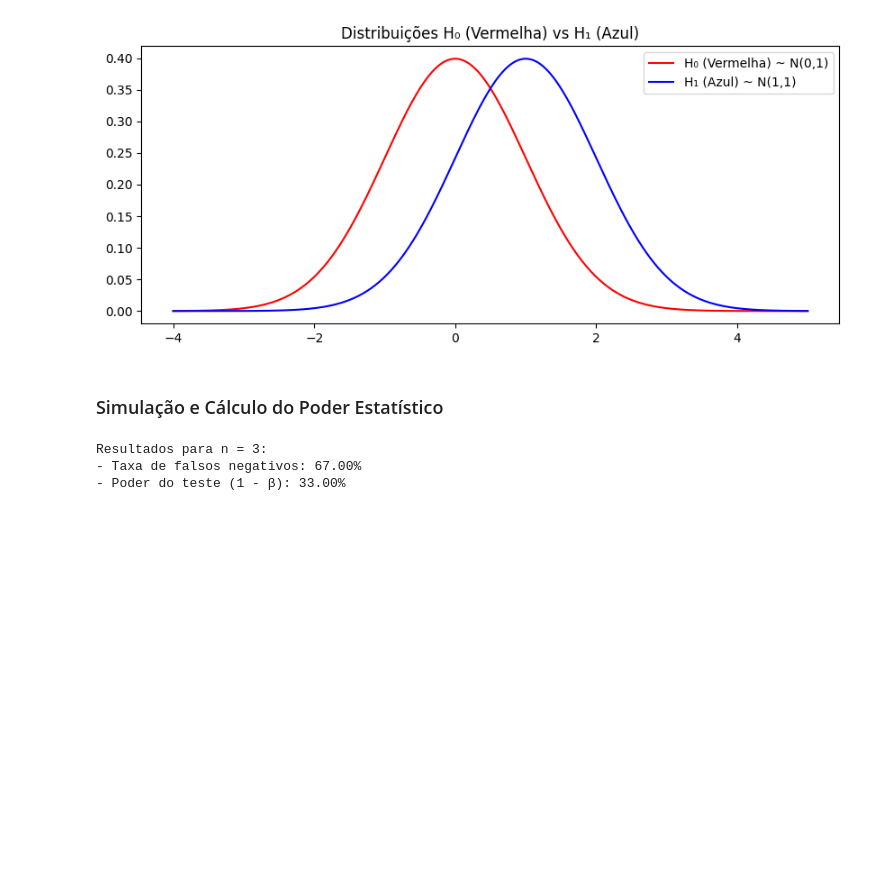
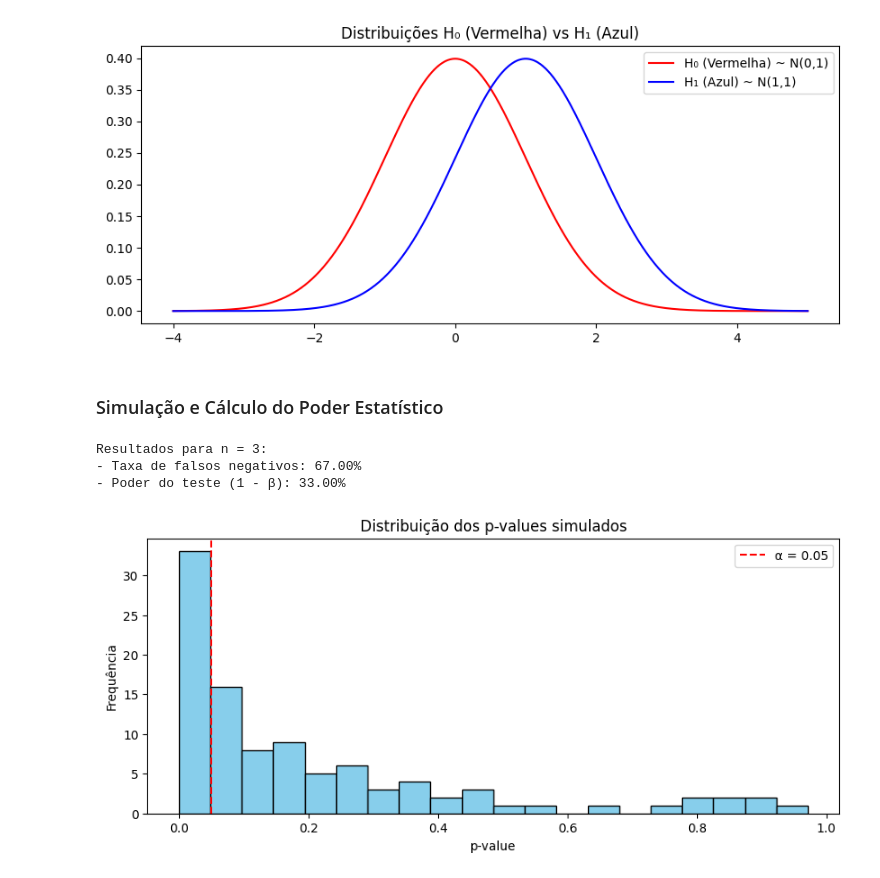
Before and after one commit to MatheuseduPinheiro/sampling-distributions-tlc-pvalue, a Jupyter notebook: index.ipynb, the cells around one changed output. Drawn from its saved outputs; the diff is of its cells as text; code cells hidden in the pictures; blank space fills up the shorter version.

Commit message:
feat: adiciona histograma dos p-values simulados com marcação do nível de significância

```diff
--- a/index.ipynb
+++ b/index.ipynb
@@ -287,3 +287,16 @@ print(f"- Poder do teste (1 - β): {poder_teste:.2%}")
 Resultados para n = 3:
 - Taxa de falsos negativos: 67.00%
 - Poder do teste (1 - β): 33.00%
+# %%
+
+# Histograma dos p-values
+plt.figure(figsize=(10, 4))
+plt.hist(p_values, bins=20, color='skyblue', edgecolor='black')
+plt.axvline(0.05, color='red', linestyle='--', label='α = 0.05')
+plt.title('Distribuição dos p-values simulados')
+plt.xlabel('p-value')
+plt.ylabel('Frequência')
+plt.legend()
+plt.show()
+# %% [output]
+[figure, added]
```
